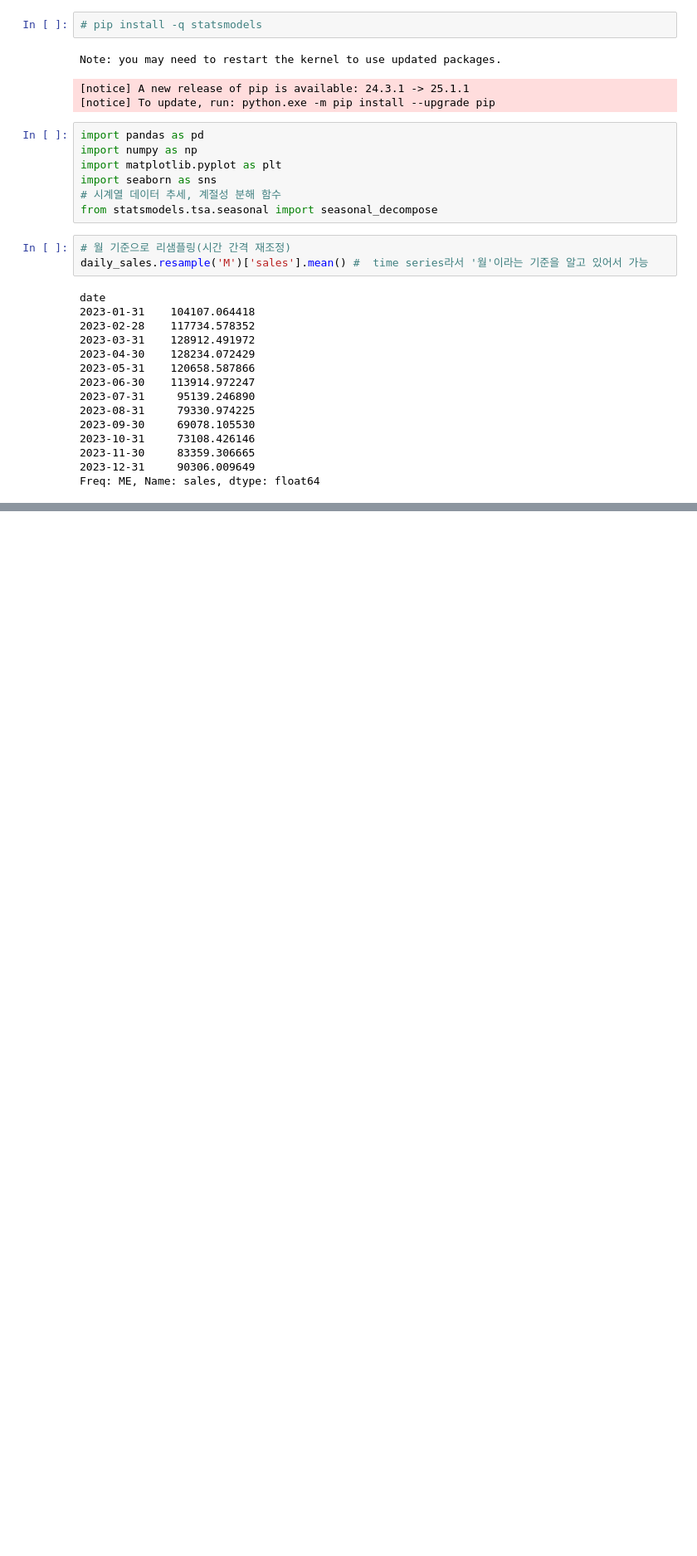
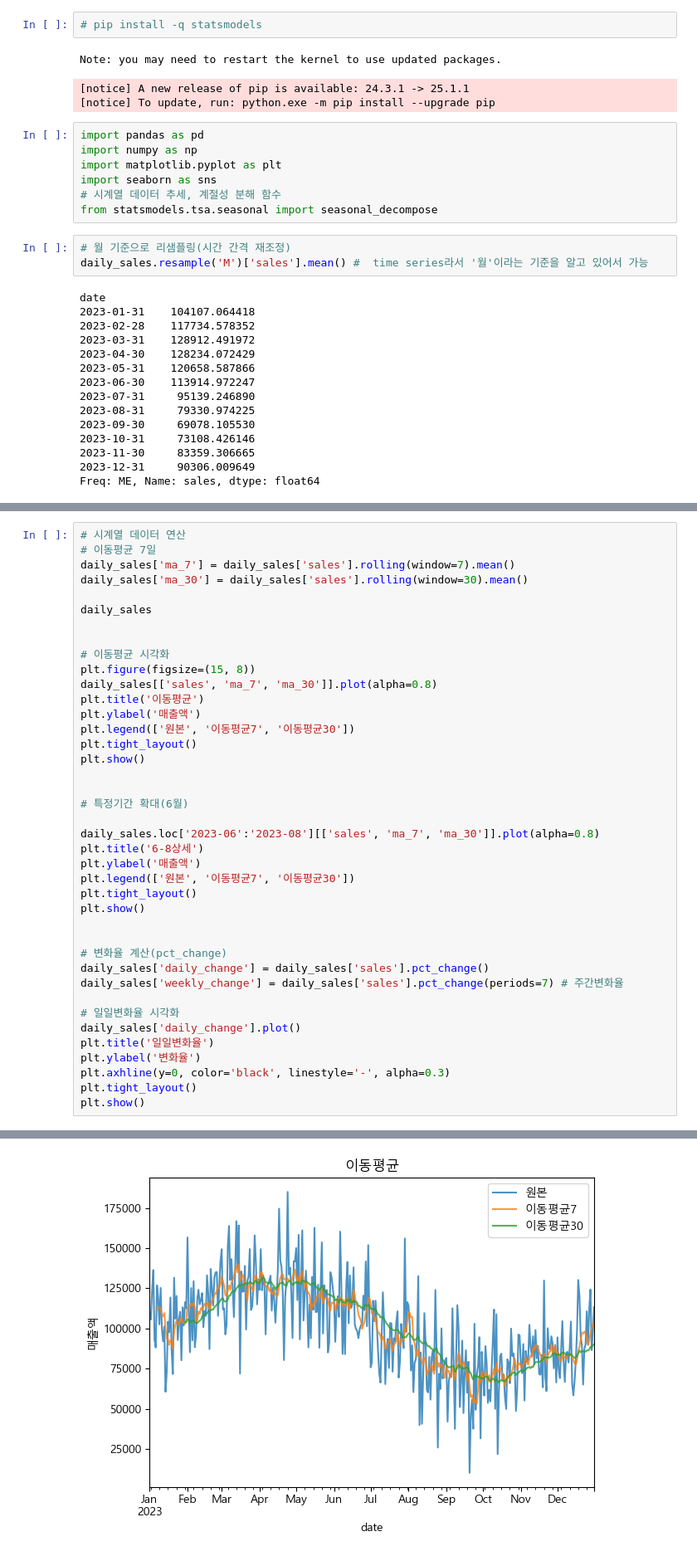
Before and after one commit to documents19/What-I-Learned-Today, a Jupyter notebook: data_analysis/02_pandas3.ipynb, the cells around one changed output, grey strips where cells are left out. Shown at 83% size. Saved outputs shown, nothing was run; the diff lists cells and outputs as text; blank space fills up the shorter version.

```diff
--- a/data_analysis/02_pandas3.ipynb
+++ b/data_analysis/02_pandas3.ipynb
@@ -343,0 +462,41 @@ plt.show()
+# %%
+# 시계열 데이터 연산
+# 이동평균 7일
+daily_sales['ma_7'] = daily_sales['sales'].rolling(window=7).mean()
+daily_sales['ma_30'] = daily_sales['sales'].rolling(window=30).mean()
+
+daily_sales
+
+
+# 이동평균 시각화
+plt.figure(figsize=(15, 8))
+daily_sales[['sales', 'ma_7', 'ma_30']].plot(alpha=0.8)
+plt.title('이동평균')
+plt.ylabel('매출액')
+plt.legend(['원본', '이동평균7', '이동평균30'])
+plt.tight_layout()
+plt.show()
+
+
+# 특정기간 확대(6월)
+
+daily_sales.loc['2023-06':'2023-08'][['sales', 'ma_7', 'ma_30']].plot(alpha=0.8)
+plt.title('6-8상세')
+plt.ylabel('매출액')
+plt.legend(['원본', '이동평균7', '이동평균30'])
+plt.tight_layout()
+plt.show()
+
+
+# 변화율 계산(pct_change)
+daily_sales['daily_change'] = daily_sales['sales'].pct_change()
+daily_sales['weekly_change'] = daily_sales['sales'].pct_change(periods=7) # 주간변화율
+
+# 일일변화율 시각화
+daily_sales['daily_change'].plot()
+plt.title('일일변화율')
+plt.ylabel('변화율')
+plt.axhline(y=0, color='black', linestyle='-', alpha=0.3)
+plt.tight_layout()
+plt.show()
+# %% [output]
@@ -343,0 +504 @@ plt.show()
+[figure, added]
```
Also changed, not shown: parts of 6 cells of this notebook.
